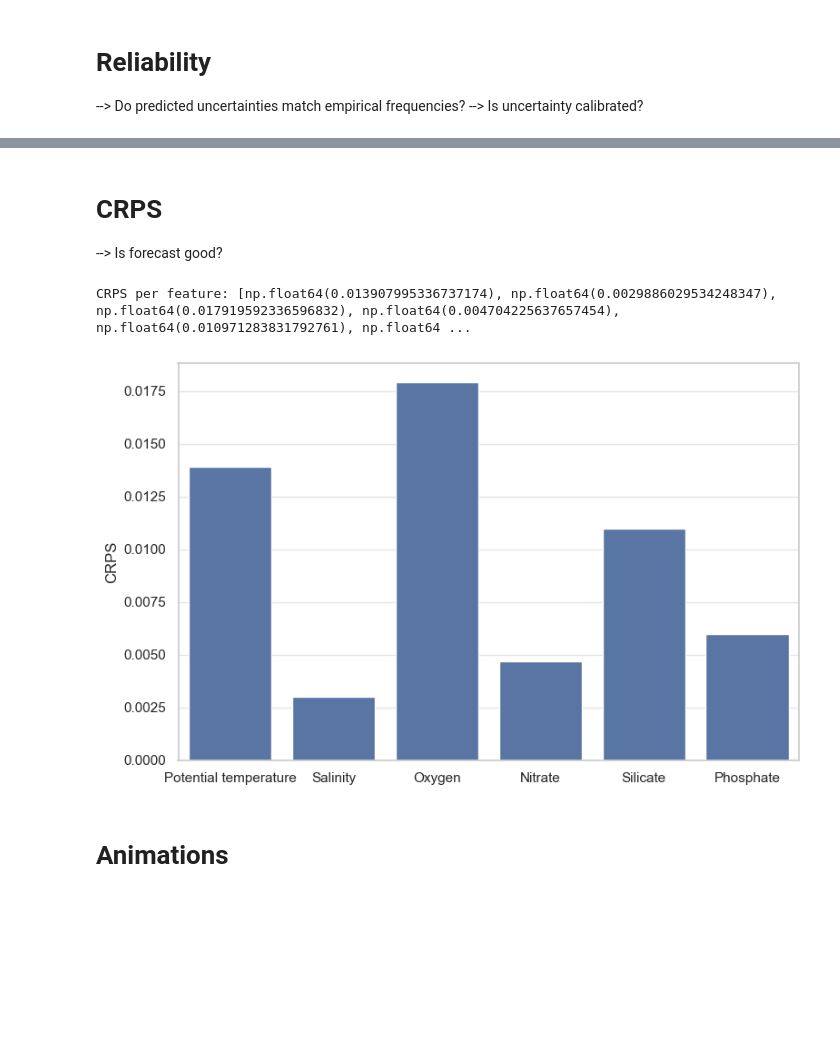
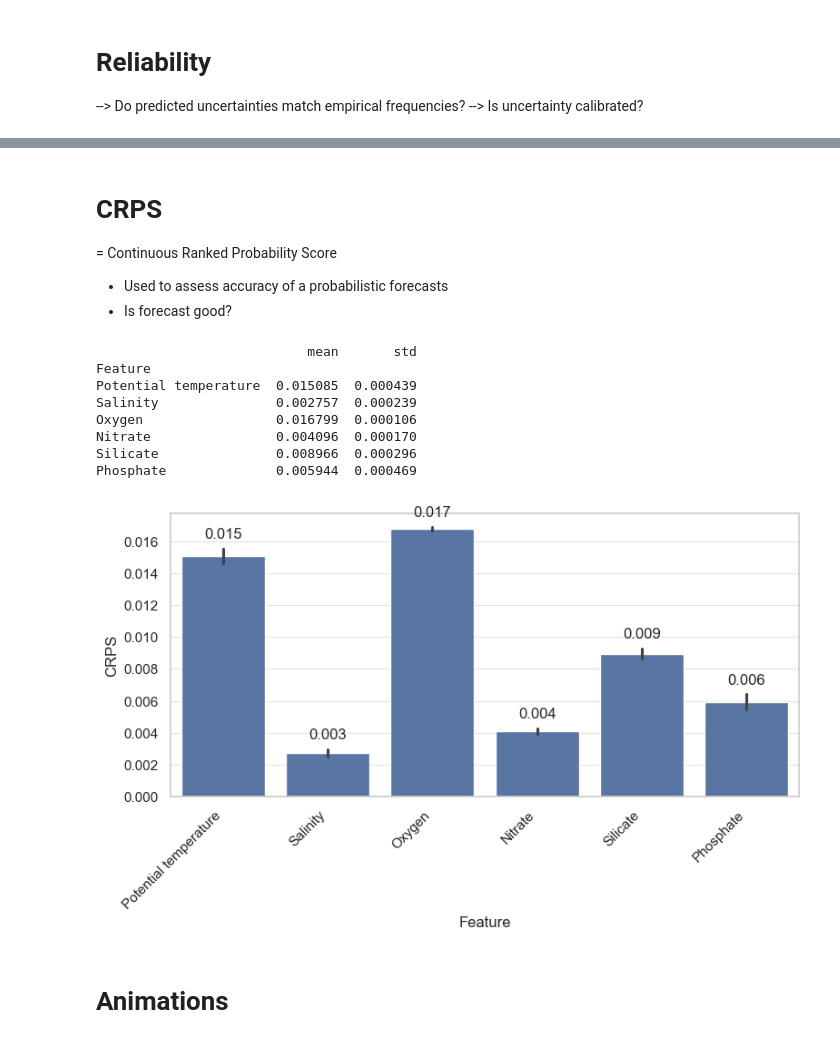
Before and after one commit to y-jenniges/time_imputation, a Jupyter notebook: uncertainty_analysis.ipynb, the cells around one changed output, grey strips where cells are left out. Cells and saved outputs as stored; diff of their text form; code cells hidden in the pictures; blank space fills up the shorter version.

```diff
--- a/uncertainty_analysis.ipynb
+++ b/uncertainty_analysis.ipynb
@@ -44,0 +66,14 @@ total_std = np.sqrt(total_var)
+# %%
+# Aleatoric uncertainty outliers
+outlier_logvar_threshold = 5.0  # exp(5) ~ 148, already very large
+
+print(f"{'Feature':<16} {'number of outlier inferences':>36} {'worst point/feature mean':>28}")
+for i, feat in enumerate(config.parameters):
+    n_outlier = 0  # outlier count
+    worst_ratio = 0.0  # worst points mean var / overall feature mean var
+    for s in seeds:
+        log_variance = all_vars_seeds[s][:, :, i]  # log variances of 50 MC passes
+        n_outlier += np.sum(np.any(log_variance > outlier_logvar_threshold, axis=0))  # >=1 bad pass per point
+        point_mean_var = np.exp(log_variance).mean(axis=0)  # aleatoric variance per point
+        worst_ratio = max(worst_ratio, point_mean_var.max() / point_mean_var.mean())  # blow-up vs. mean
+    print(f"{config.parameter_name_map[feat]:<16} {n_outlier:>36} {worst_ratio:>27.1f}x")
@@ -494,28 +555,49 @@ miscal_area_std: 0.038241034326798186
 # %% [markdown]
 # CRPS
---> Is forecast good?
+= Continuous Ranked Probability Score
+
+- Used to assess accuracy of a probabilistic forecasts
+- Is forecast good?
 # %%
-# Compute CRPS
-crps = []
-for d in range(y_true.shape[1]):
-    ens = all_preds[:, :, d].T  # (samples, ensemble)
-    obs = y_true[:, d]
-    crps.append(np.nanmean(ps.crps_ensemble(obs, ens)))
+# Compute CRPS per seed
+crps_rows = []
+for s in seeds:
+    preds = all_preds_seeds[s]
+    for d in range(n_features):
+        ens = preds[:, :, d].T  # (samples, ensemble)
+        obs = y_true[:, d]
+        crps_rows.append({
+            "seed": s,
+            "Feature": config.parameter_name_map[config.parameters[d]],
+            "CRPS": np.nanmean(ps.crps_ensemble(obs, ens)),
+        })
 
-print("CRPS per feature:", crps)
+crps_long = pd.DataFrame(crps_rows)
+crps_order = [config.parameter_name_map[p] for p in config.parameters]
+crps_summary = crps_long.groupby("Feature")["CRPS"].agg(["mean", "std"]).reindex(crps_order)
+print(crps_summary)
 # %% [output]
-CRPS per feature: [np.float64(0.013907995336737174), np.float64(0.0029886029534248347), np.float64(0.017919592336596832), np.float64(0.004704225637657454), np.float64(0.010971283831792761), np.float64 ...
+                           mean       std
+Feature
+Potential temperature  0.015085  0.000439
+Salinity               0.002757  0.000239
+Oxygen                 0.016799  0.000106
+Nitrate                0.004096  0.000170
+Silicate               0.008966  0.000296
+Phosphate              0.005944  0.000469
 # %%
+# Plot
 plt.figure(figsize=(8, 5))
-sns.barplot(crps)
-plt.xticks(ticks=range(len(config.parameters)), labels=config.parameter_name_map.values())
+ax = sns.barplot(data=crps_long, x="Feature", y="CRPS", order=crps_order, errorbar="sd")
+bar_label_beyond_errorbar(ax, crps_summary["std"], fmt="{:.3f}")
 plt.ylabel("CRPS")
+plt.xticks(rotation=45, ha="right")
 
 plt.tight_layout()
 plt.savefig(f"output/plots/uncertainty/{model_name}_crps.png", bbox_inches="tight", dpi=300)
 plt.show()
 # %% [output]
-[figure, old version]
+[figure, new version]
 # %% [markdown]
 # Animations
 # %%
```
Also changed, not shown: parts of 25 cells of this notebook.
